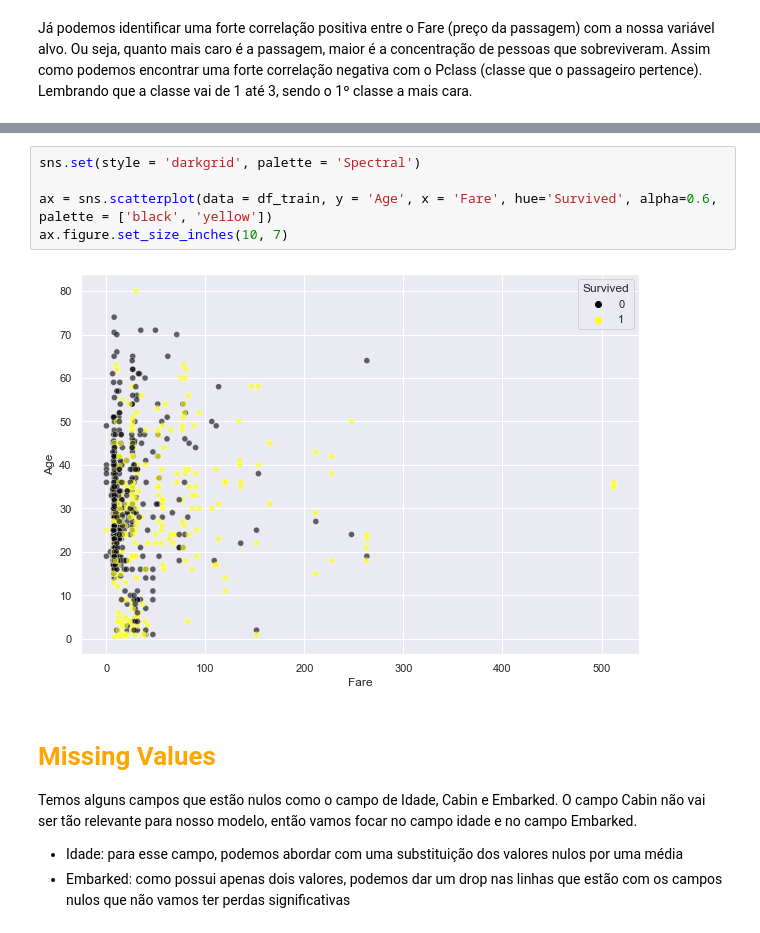
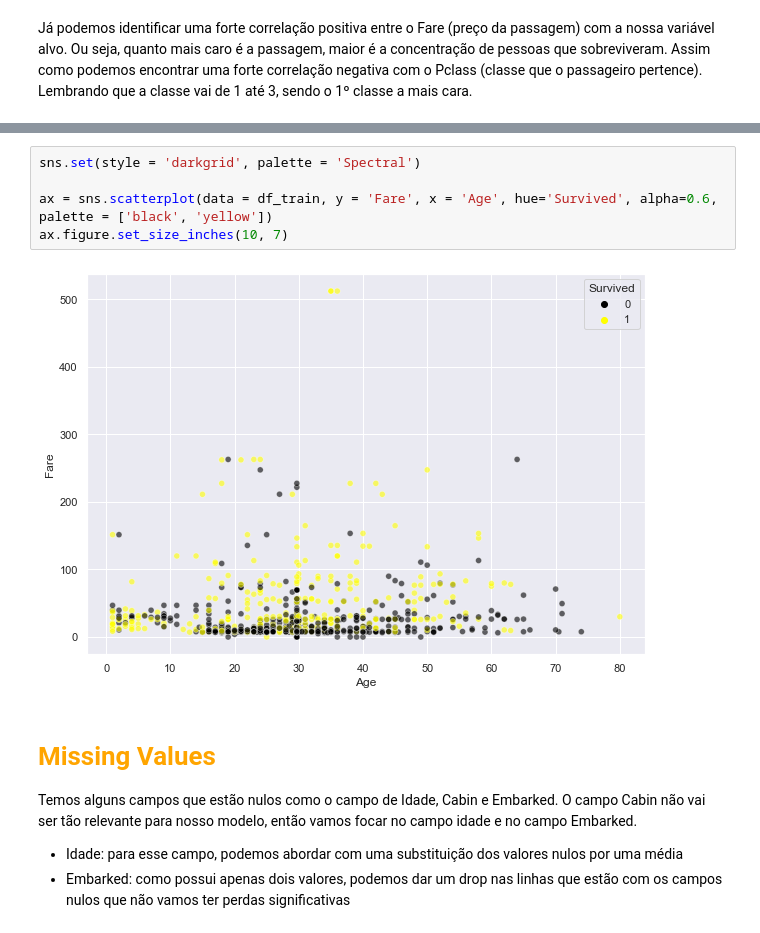
Before and after one commit to Mello-o/titanic, a Jupyter notebook: exploration-titanic-dataset.ipynb, the cells around one changed output, grey strips where cells are left out. Drawn from its saved outputs; the diff is of its cells as text.

```diff
--- a/exploration-titanic-dataset.ipynb
+++ b/exploration-titanic-dataset.ipynb
@@ -84,10 +74,10 @@ sns.pairplot(
 # %%
 sns.set(style = 'darkgrid', palette = 'Spectral')
 
-ax = sns.scatterplot(data = df_train, y = 'Age', x = 'Fare', hue='Survived', alpha=0.6, palette = ['black', 'yellow'])
+ax = sns.scatterplot(data = df_train, y = 'Fare', x = 'Age', hue='Survived', alpha=0.6, palette = ['black', 'yellow'])
 ax.figure.set_size_inches(10, 7)
 # %% [output]
-[figure, old version]
+[figure, new version]
 # %% [markdown]
 # <font color = 'orange'> Missing Values </font>
 
```
Also changed, not shown: parts of 18 cells of this notebook.
